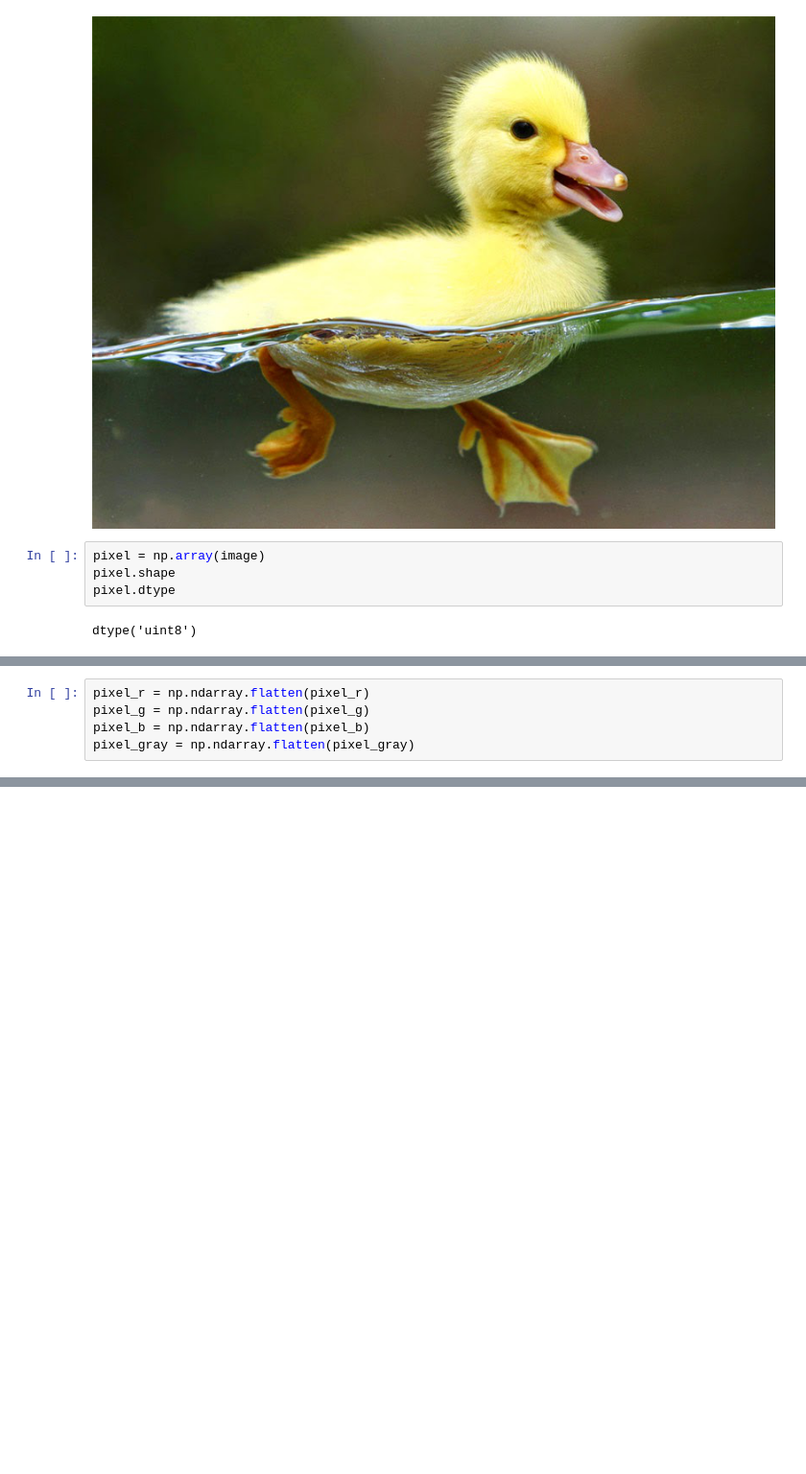
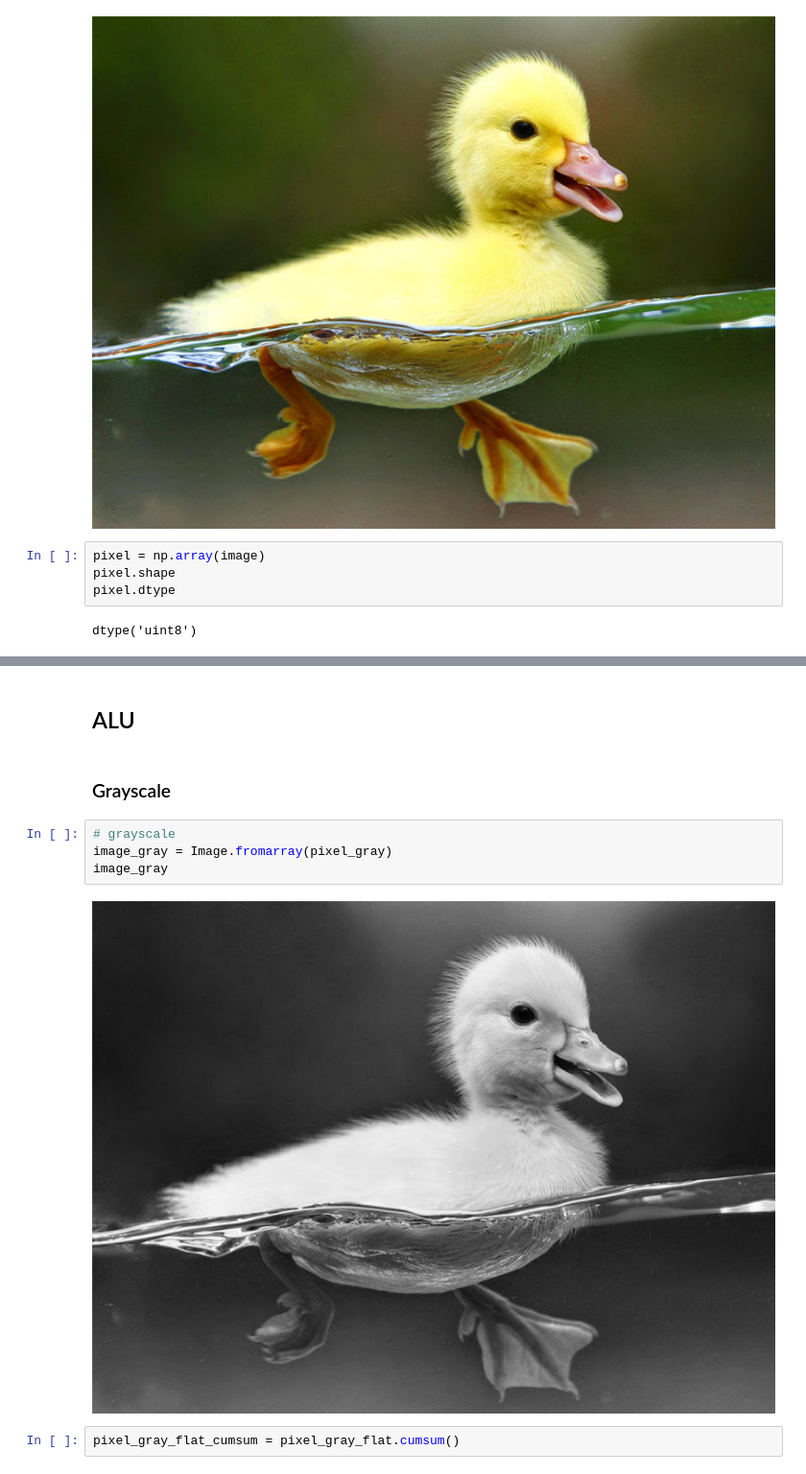
Before and after one commit to fadhilimamk/citra, a Jupyter notebook: Histogram Visualization of Image.ipynb, the cells around one changed output, grey strips where cells are left out. Shown at 96% size. Drawn from its saved outputs; the diff is of its cells as text; blank space fills up the shorter version.

```diff
--- a/Histogram Visualization of Image.ipynb
+++ b/Histogram Visualization of Image.ipynb
@@ -31,6 +41 @@ for i, row in enumerate(pixel):
-# %%
-pixel_r = np.ndarray.flatten(pixel_r)
-pixel_g = np.ndarray.flatten(pixel_g)
-pixel_b = np.ndarray.flatten(pixel_b)
-pixel_gray = np.ndarray.flatten(pixel_gray)
 # %%
@@ -59,0 +65,12 @@ plt.show()
+# %% [markdown]
+## ALU
+# %% [markdown]
+### Grayscale
+# %%
+# grayscale
+image_gray = Image.fromarray(pixel_gray)
+image_gray
+# %% [output]
+[figure, added]
+# %%
+pixel_gray_flat_cumsum = pixel_gray_flat.cumsum()
```
Also changed, not shown: parts of 22 cells of this notebook.
